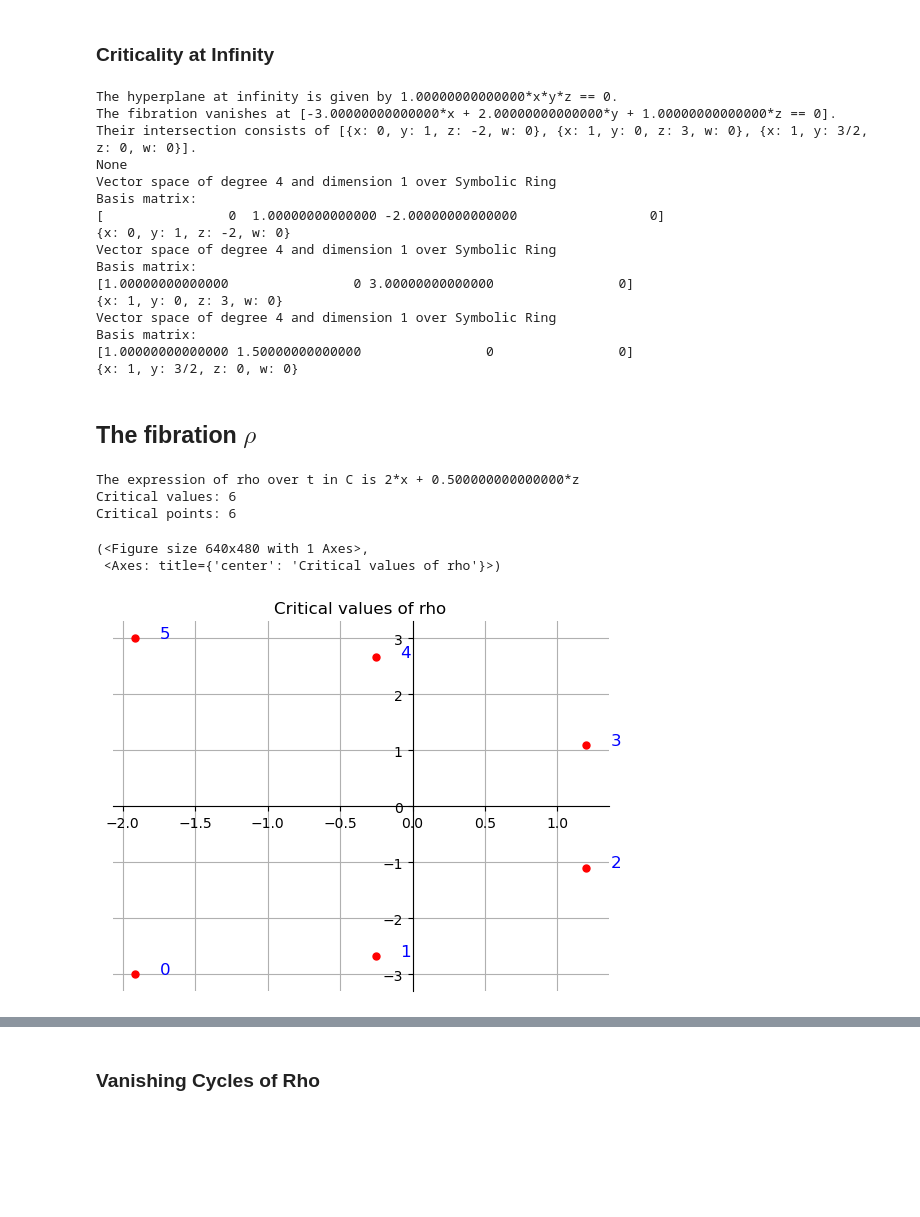
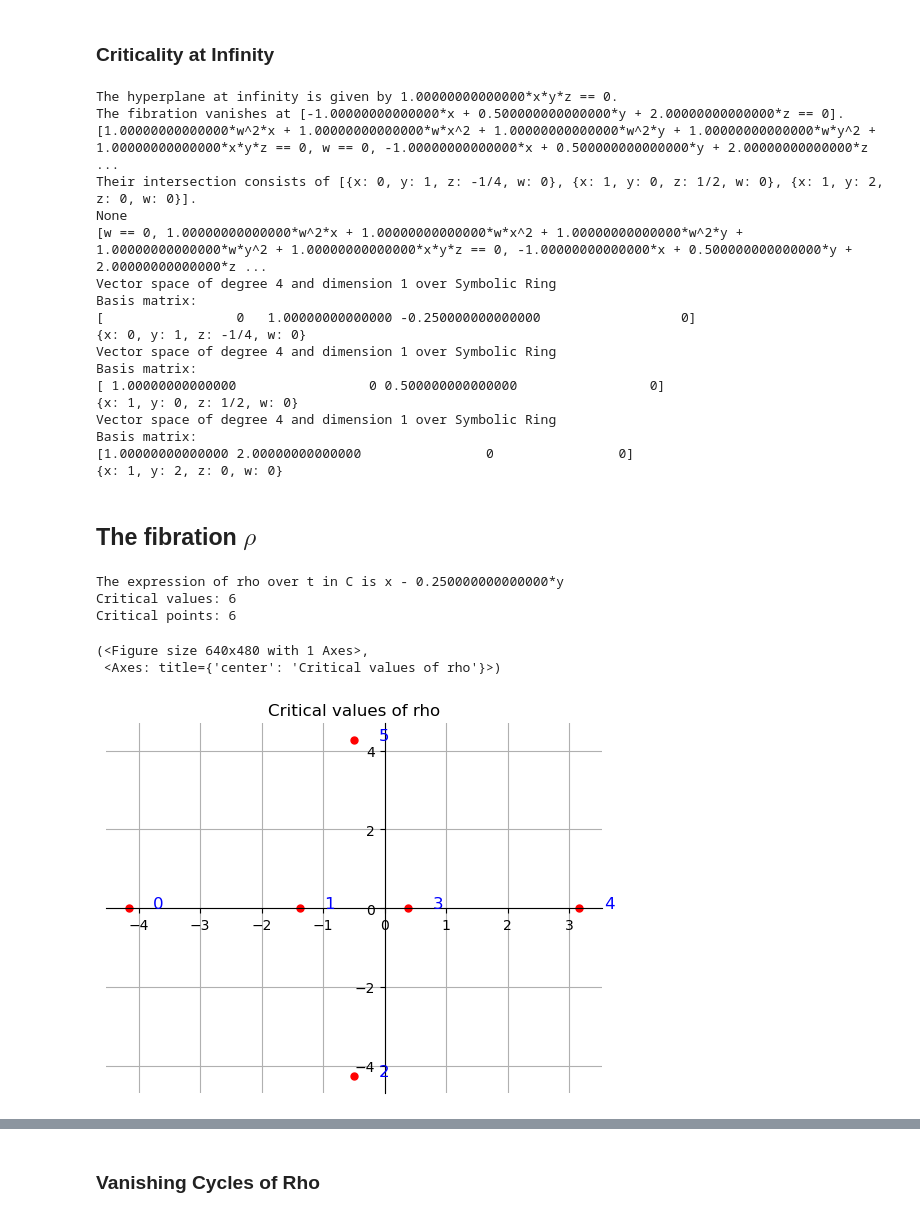
Before and after one commit to ViveLeFrance/Painlev-, a Jupyter notebook: p3d7.ipynb, the cells around one changed output, grey strips where cells are left out. Cells and saved outputs as stored; diff of their text form; code cells hidden in the pictures; blank space fills up the shorter version.

```diff
--- a/p3d7.ipynb
+++ b/p3d7.ipynb
@@ -10,7 +10,7 @@ Pi = sage.symbolic.constants.pi
 x,y,z,w = var('x, y, z, w', domain=CC)
 
 alpha = var('alpha', domain=CC)
-X = x*y*z + x^2 + y^2 + alpha*x + y # alpha in C^*
+X = x*y*z + x**2 + y**2 + alpha*x + y # alpha in C^*
 X = X.subs(alpha==1)
 
 # X==0 is smooth unless alpha=1/2 or alpha=-1
@@ -24,14 +24,14 @@ pi = alpha*x + beta*y + gamma*z
 
 
 pi = pi.subs({
-    alpha: -3,
-    beta: 2,
-    gamma: 1
+    alpha: -1,
+    beta: 1/2,
+    gamma: 2
 })
 
 pi = LefschetzFibration([x,y,z], X, pi)
 origin_fibre = 0
-solvefor=y
+solvefor=z
 
 t = var('t', domain=CC)
 
@@ -64,67 +66,52 @@ for point in intersection:
     print(point)
 # %% [output]
 The hyperplane at infinity is given by 1.00000000000000*x*y*z == 0.
-The fibration vanishes at [-3.00000000000000*x + 2.00000000000000*y + 1.00000000000000*z == 0].
-Their intersection consists of [{x: 0, y: 1, z: -2, w: 0}, {x: 1, y: 0, z: 3, w: 0}, {x: 1, y: 3/2, z: 0, w: 0}].
+The fibration vanishes at [-1.00000000000000*x + 0.500000000000000*y + 2.00000000000000*z == 0].
+[1.00000000000000*w^2*x + 1.00000000000000*w*x^2 + 1.00000000000000*w^2*y + 1.00000000000000*w*y^2 + 1.00000000000000*x*y*z == 0, w == 0, -1.00000000000000*x + 0.500000000000000*y + 2.00000000000000*z ...
+Their intersection consists of [{x: 0, y: 1, z: -1/4, w: 0}, {x: 1, y: 0, z: 1/2, w: 0}, {x: 1, y: 2, z: 0, w: 0}].
 None
+[w == 0, 1.00000000000000*w^2*x + 1.00000000000000*w*x^2 + 1.00000000000000*w^2*y + 1.00000000000000*w*y^2 + 1.00000000000000*x*y*z == 0, -1.00000000000000*x + 0.500000000000000*y + 2.00000000000000*z ...
 Vector space of degree 4 and dimension 1 over Symbolic Ring
 Basis matrix:
-[                0  1.00000000000000 -2.00000000000000                 0]
-{x: 0, y: 1, z: -2, w: 0}
+[                 0   1.00000000000000 -0.250000000000000                  0]
+{x: 0, y: 1, z: -1/4, w: 0}
 Vector space of degree 4 and dimension 1 over Symbolic Ring
 Basis matrix:
-[1.00000000000000                0 3.00000000000000                0]
-{x: 1, y: 0, z: 3, w: 0}
+[ 1.00000000000000                 0 0.500000000000000                 0]
+{x: 1, y: 0, z: 1/2, w: 0}
 Vector space of degree 4 and dimension 1 over Symbolic Ring
 Basis matrix:
-[1.00000000000000 1.50000000000000                0                0]
-{x: 1, y: 3/2, z: 0, w: 0}
+[1.00000000000000 2.00000000000000                0                0]
+{x: 1, y: 2, z: 0, w: 0}
 # %% [markdown]
 ## The fibration $\rho$
 # %%
 ar = var('ar', domain=CC)
 br = var('br', domain=CC)
 
-rho = ar*x + br*z
+rho = ar*x + br*y
 
 # rho = rho.subs({ar: 3*e^(2*Pi*I*-0.05).n(), br: 8*e^(2*I*Pi*0.08).n()})
 
-rho = rho.subs({ar: 2, br: 0.5})
-origin_fibre_rho = 0
+rho = rho.subs({ar: 1, br: -0.25})
+origin_fibre_rho = 2*I
 
 rho_t = rho.subs(solvefor == t_fibre)
 rho_0 = rho_t.subs(t==origin_fibre)
 
-rho = LefschetzFibration([x,z], t_fibre.subs(t==origin_fibre), rho_0)
+rho = LefschetzFibration([x,y], t_fibre.subs(t==origin_fibre), rho_0)
 
 crit_points_rho = rho.get_critical_points()
 crit_values_rho = sort_by_angle(rho.get_critical_values())
-
-# Somehow crit values is bugging out
-
-# a = var('a', domain=CC)
-# constraints = [rho.domain==0]
-# gradient_constraints = [rho.domain.diff(variable) == a*rho.fibration.diff(variable) for variable in rho.variables]
-# a_solved = solve(gradient_constraints[0], a)[0]
-# b = gradient_constraints[0]
-# gradient_constraints = [constraint.lhs() - constraint.rhs().subs(a_solved) ==0 for constraint in gradient_constraints[1:]]
-# constraints.extend(gradient_constraints)
-# print(constraints)
-
-# crit_points_rho = solve(constraints, rho.variables)
-# crit_points_rho = [[expression.lhs() == expression.rhs().n() for expression in solution] for solution in crit_points_rho]
-# crit_values_rho = sort_by_angle([rho(cpoint) for cpoint in crit_points_rho])
-
-# print(crit_points_rho)
 
 print(f'The expression of rho over t in C is {rho_t}')
 print(f'Critical values: {len(crit_values_rho)}')
 print(f'Critical points: {len(crit_points_rho)}')
 plot_points_ordered(crit_values_rho, origin_fibre=origin_fibre_rho, title="Critical values of rho")
 # %% [output]
-The expression of rho over t in C is 2*x + 0.500000000000000*z
+The expression of rho over t in C is x - 0.250000000000000*y
 Critical values: 6
 Critical points: 6
 (<Figure size 640x480 with 1 Axes>,
  <Axes: title={'center': 'Critical values of rho'}>)
-[figure, old version]
+[figure, new version]
```
Also changed, not shown: parts of 4 cells of this notebook, 9 other files.
